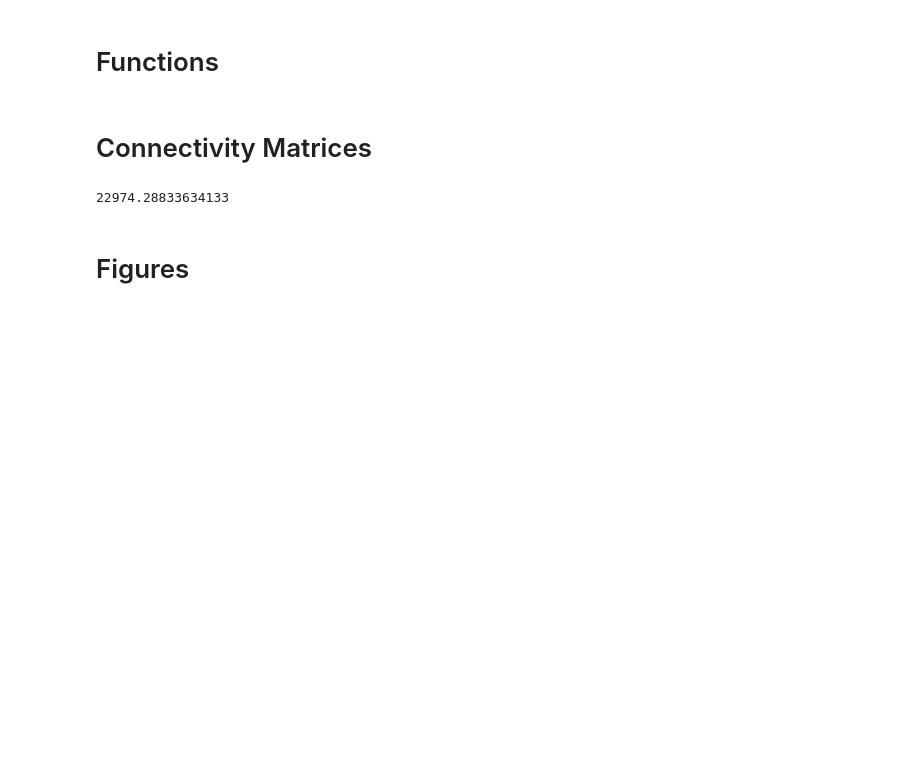
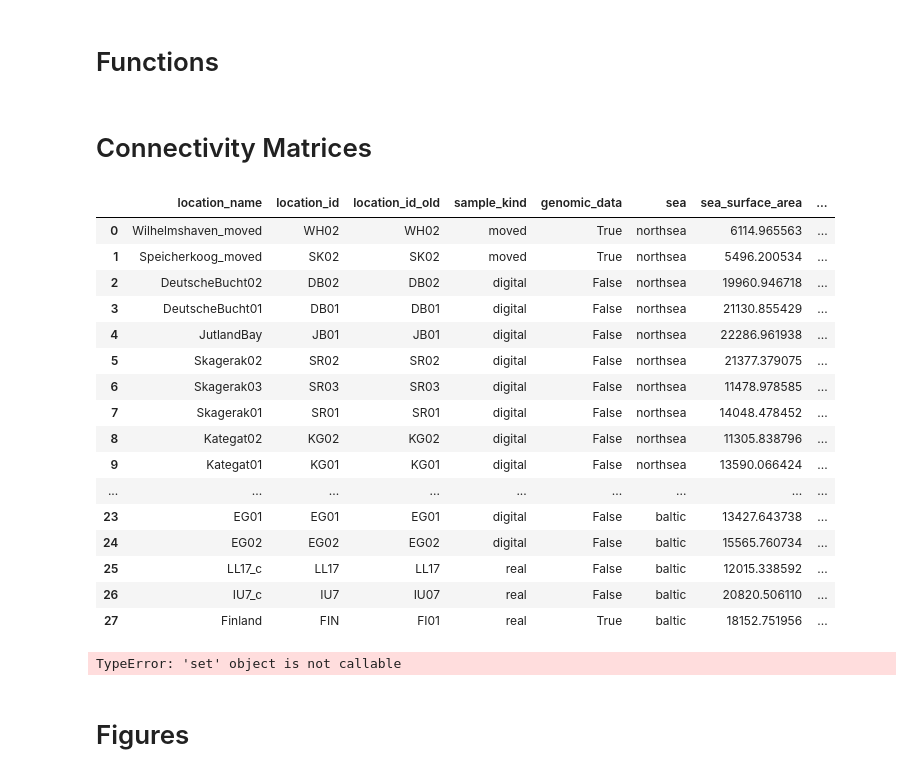
Before and after one commit to geomar-od-lagrange/2025_copepods, a Jupyter notebook: notebooks/connectivity_matrix_generation.ipynb, the cells around one changed output. Drawn from its saved outputs; the diff is of its cells as text; code cells hidden in the pictures; blank space fills up the shorter version.

```diff
--- a/notebooks/connectivity_matrix_generation.ipynb
+++ b/notebooks/connectivity_matrix_generation.ipynb
@@ -179,12 +242,32 @@ for matrix_link in sorted(connectivity_matrix_folder_path.glob(f'*')):
+# %%
+sample_points
+# %% [output]
+|  | location_name | location_id | location_id_old | sample_kind | genomic_data | sea | sea_surface_area | ... |
+| 0 | Wilhelmshaven_moved | WH02 | WH02 | moved | True | northsea | 6114.965563 | ... |
+| 1 | Speicherkoog_moved | SK02 | SK02 | moved | True | northsea | 5496.200534 | ... |
+| 2 | DeutscheBucht02 | DB02 | DB02 | digital | False | northsea | 19960.946718 | ... |
+| 3 | DeutscheBucht01 | DB01 | DB01 | digital | False | northsea | 21130.855429 | ... |
+| 4 | JutlandBay | JB01 | JB01 | digital | False | northsea | 22286.961938 | ... |
+| 5 | Skagerak02 | SR02 | SR02 | digital | False | northsea | 21377.379075 | ... |
+| 6 | Skagerak03 | SR03 | SR03 | digital | False | northsea | 11478.978585 | ... |
+| 7 | Skagerak01 | SR01 | SR01 | digital | False | northsea | 14048.478452 | ... |
+| 8 | Kategat02 | KG02 | KG02 | digital | False | northsea | 11305.838796 | ... |
+| 9 | Kategat01 | KG01 | KG01 | digital | False | northsea | 13590.066424 | ... |
+| ... | ... | ... | ... | ... | ... | ... | ... | ... |
+| 23 | EG01 | EG01 | EG01 | digital | False | baltic | 13427.643738 | ... |
+| 24 | EG02 | EG02 | EG02 | digital | False | baltic | 15565.760734 | ... |
+| 25 | LL17_c | LL17 | LL17 | real | False | baltic | 12015.338592 | ... |
+| 26 | IU7_c | IU7 | IU07 | real | False | baltic | 20820.506110 | ... |
+| 27 | Finland | FIN | FI01 | real | True | baltic | 18152.751956 | ... |
 # %%
 # Rename the Stations according to the names in the paper and sort the matrix
-new_index_mapper = {zip(sample_points.location_id_old.values, sample_points.location_id.values)}
+new_index_mapper = {
+	zip(sample_points.location_id_old.values, sample_points.location_id.values)
+	}
 cm_total = cm_total.rename(columns=new_index_mapper, index=new_index_mapper)
 cm_total = sort_connectivity_matrix(cm_total)
+# %% [output]
+TypeError: 'set' object is not callable
-# %%
-sample_points.set_index('location_id').loc['WH02'].sea_surface_area
-# %% [output]
-22974.28833634133
 # %%
 cm_norm = pd.DataFrame().reindex_like(cm_total)
 sample_points_location_index = sample_points.set_index('location_id')
```
Also changed, not shown: parts of 32 cells of this notebook, 5 other files.
